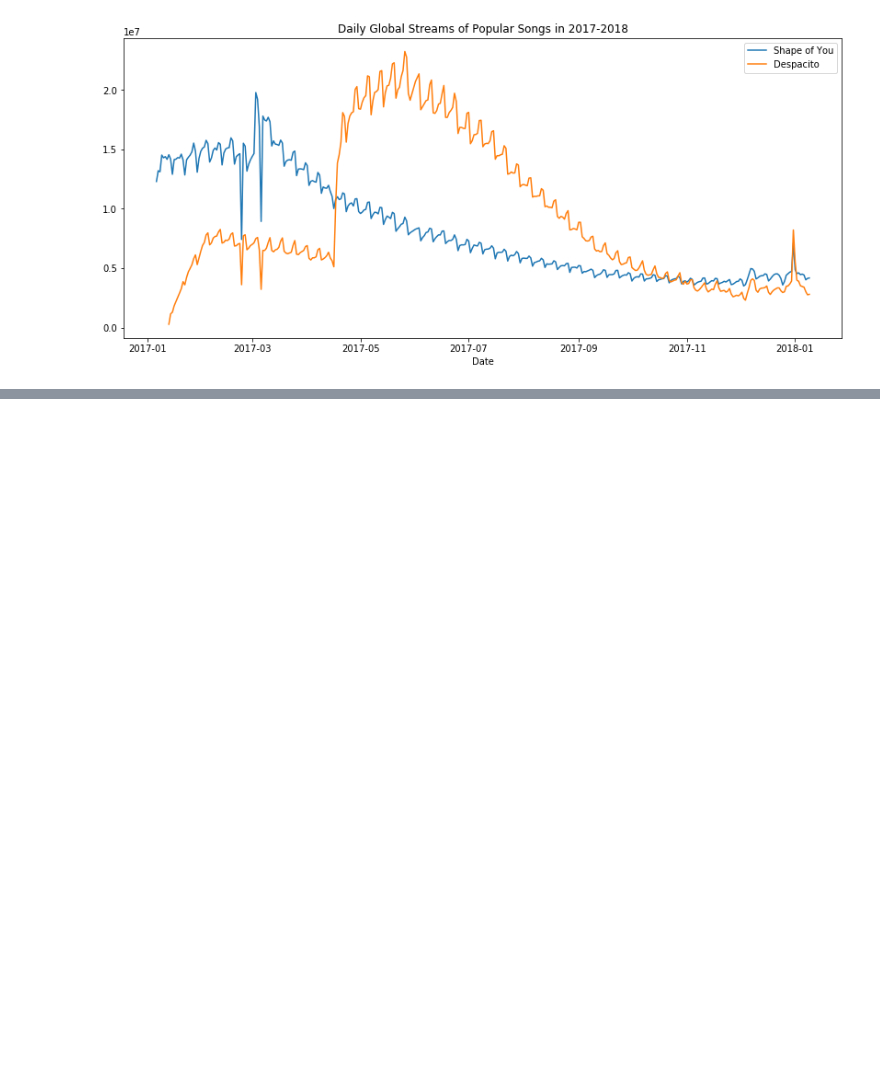
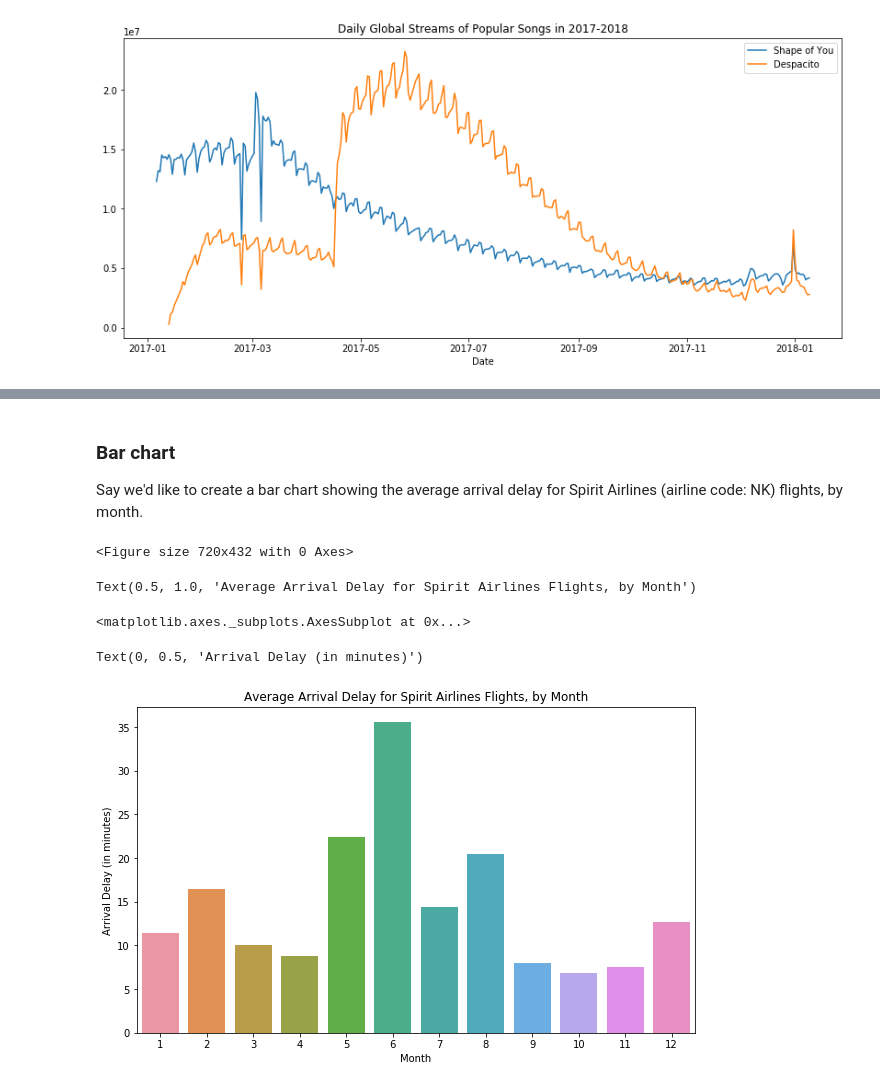
Before and after one commit to Shahid1993/python-learning-notebooks, a Jupyter notebook: Data_Visualization.ipynb, the cells around one changed output, grey strips where cells are left out. Drawn from its saved outputs; the diff is of its cells as text; code cells hidden in the pictures; blank space fills up the shorter version.

Commit message:
Bar Charts and Heatmaps

```diff
--- a/Data_Visualization.ipynb
+++ b/Data_Visualization.ipynb
@@ -125,0 +130,3 @@ Text(0.5, 0, 'Date')
+# %%
+flight_filepath = "./data/flight_delays.csv"
+flight_data = pd.read_csv(flight_filepath, index_col="Month")
@@ -125,0 +150,15 @@ Text(0.5, 0, 'Date')
+# %% [markdown]
+### Bar chart
+Say we'd like to create a bar chart showing the average arrival delay for Spirit Airlines (airline code: NK) flights, by month.
+# %%
+plt.figure(figsize=(10,6))
+plt.title("Average Arrival Delay for Spirit Airlines Flights, by Month")
+sns.barplot(x=flight_data.index, y = flight_data['NK'])
+
+plt.ylabel("Arrival Delay (in minutes)")
+# %% [output]
+<Figure size 720x432 with 0 Axes>
+Text(0.5, 1.0, 'Average Arrival Delay for Spirit Airlines Flights, by Month')
+<matplotlib.axes._subplots.AxesSubplot at 0x...>
+Text(0, 0.5, 'Arrival Delay (in minutes)')
+[figure, added]
```
Also changed, not shown: parts of 6 cells of this notebook, 1 other file.
